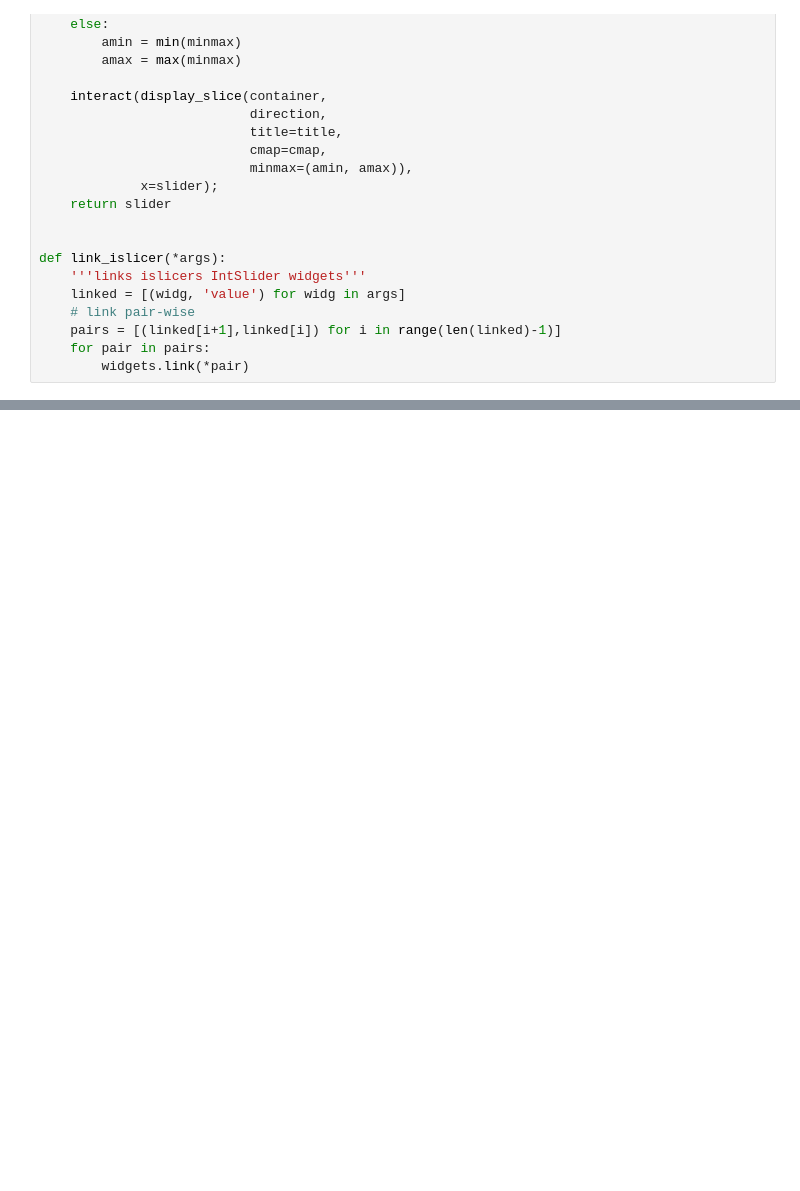
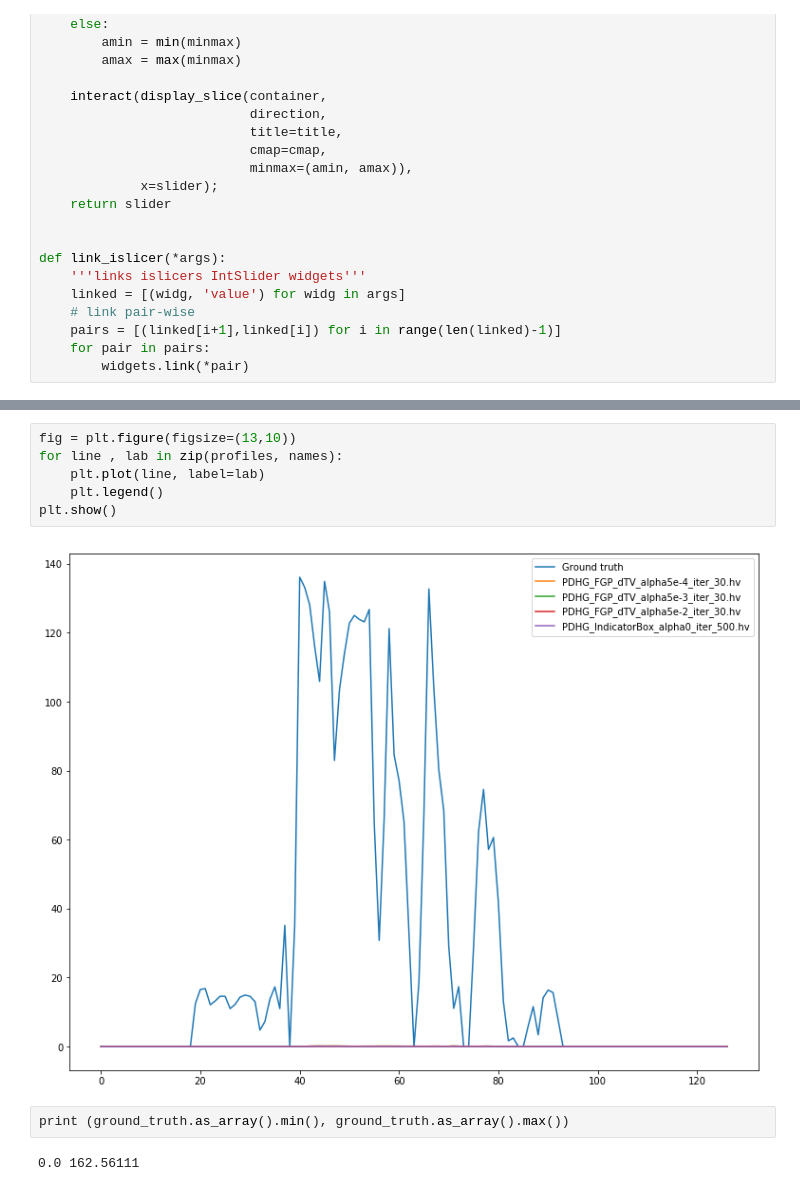
Before and after one commit to SyneRBI/SIRF-Contribs, a Jupyter notebook: src/Python/sirf/contrib/reconstruction/PDHG_results.ipynb, the cells around one changed output, grey strips where cells are left out. Saved outputs shown, nothing was run; the diff lists cells and outputs as text; blank space fills up the shorter version.

```diff
--- a/src/Python/sirf/contrib/reconstruction/PDHG_results.ipynb
+++ b/src/Python/sirf/contrib/reconstruction/PDHG_results.ipynb
@@ -235,0 +271,12 @@ aW50ZXJhY3RpdmUoY2hpbGRyZW49KEludFNsaWRlcih2YWx1ZT02NCwgY29udGludW91c191cGRhdGU9
+# %%
+fig = plt.figure(figsize=(13,10))
+for line , lab in zip(profiles, names):
+    plt.plot(line, label=lab)
+    plt.legend()
+plt.show()
+# %% [output]
+[figure, added]
+# %%
+print (ground_truth.as_array().min(), ground_truth.as_array().max())
+# %% [output]
+0.0 162.56111
```
Also changed, not shown: parts of 1 cell of this notebook, 2 other files.
